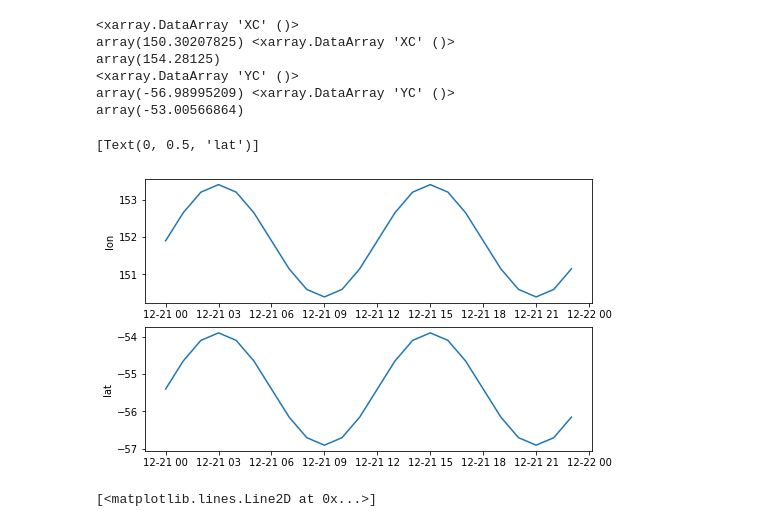
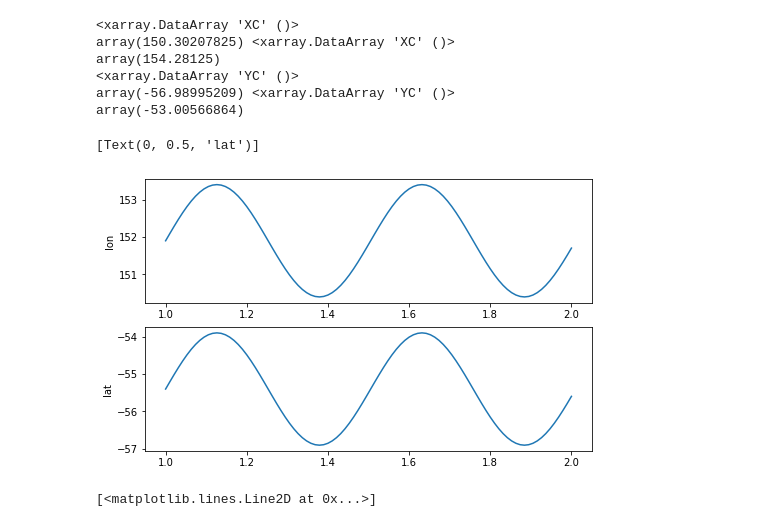
Before and after one commit to oceanhackweek/ohw21-proj-model-subsampling, a Jupyter notebook: Application2LLC.ipynb, the cells around one changed output. Saved outputs shown, nothing was run; the diff lists cells and outputs as text; code cells hidden in the pictures.

Commit message:
finegrained time

```diff
--- a/Application2LLC.ipynb
+++ b/Application2LLC.ipynb
@@ -11,6 +11,9 @@ ds = xr.open_dataset('LLC4320_pre-SWOT_ACC_SMST_20111221.nc')
 There are two tasks that need to be dealt with here:
 - LLC4320 data does not have lat-lon etc as a coordinate, instead the coordinates are simply index numbers. This means that the lon-lat-depth passed for the trajectory have to be converted to the corresponding index numbers first (which will not be integers). (This is annoying!)
 - These interpolated "index numbers" will then be used to extract data on points.
+# %%
+# Change coordinate of time to make life easier
+ds = ds.assign_coords(time=np.linspace(1,24, num=24))
 # %% [markdown]
 #### Coordinates to "index numbers"
 # %%
@@ -65,29 +68,29 @@ array(-53.00566864)
 # %%
 # 150 to 154
 # -57 to -53
 
-n = ds.time.size # number of time points
+n = 4*ds.time.size # number of time points
 ncycle = 2 # number of crossings
 A = 3 # amplitude of the crossings
 
 # create survey data
 survey = xr.Dataset(
     dict(
         lon = xr.DataArray(A*(np.sin(2*np.pi*np.arange(n)/(n/ncycle))+1)/2 + 150.4,dims='points'),
         lat = xr.DataArray(A*(np.sin(2*np.pi*np.arange(n)/(n/ncycle))+1)/2 - 56.9,dims='points'),
-        time = xr.DataArray(ds.time.data,dims='points'),
+        time = xr.DataArray(np.linspace(ds.time[0], ds.time[1], num=n),dims='points'),
     )
 )
 
 # plot survey lon and lat with time
 fig,ax = plt.subplots(2,1,figsize=(8,5))
 ax[0].plot(survey.time,survey.lon)
 ax[1].plot(survey.time,survey.lat)
 ax[0].set(ylabel='lon')
 ax[1].set(ylabel='lat')
 # %% [output]
 [Text(0, 0.5, 'lat')]
-[figure, old version]
+[figure, new version]
 # %%
 plt.plot(survey.lon, survey.lat)
 # %% [output]
```
Also changed, not shown: parts of 4 cells of this notebook.
